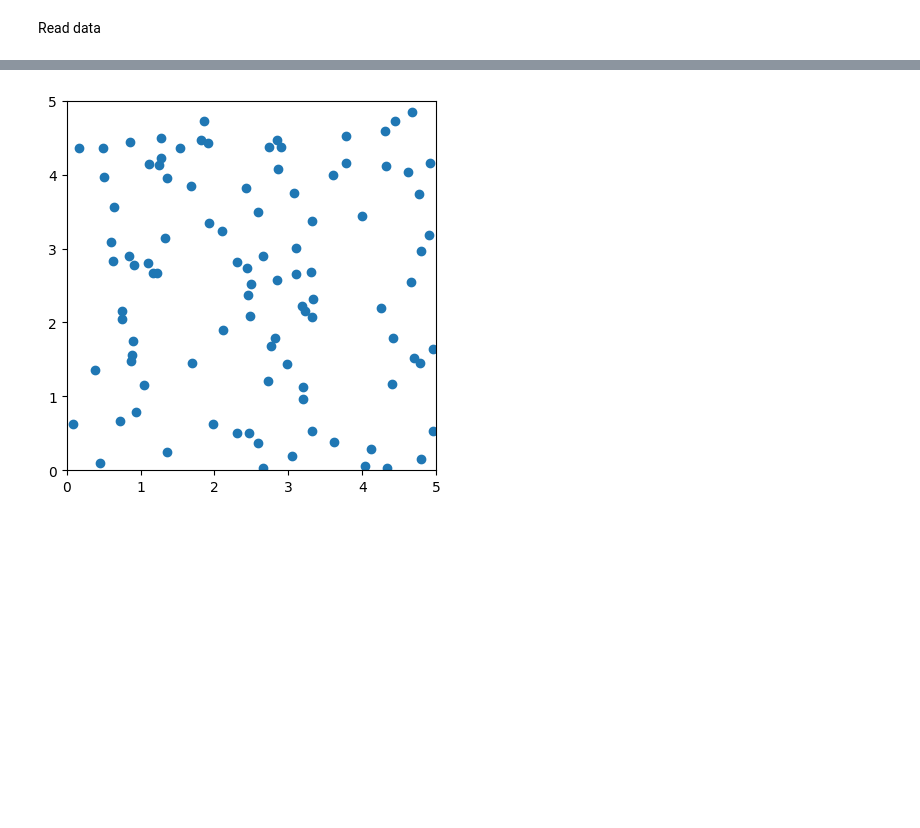
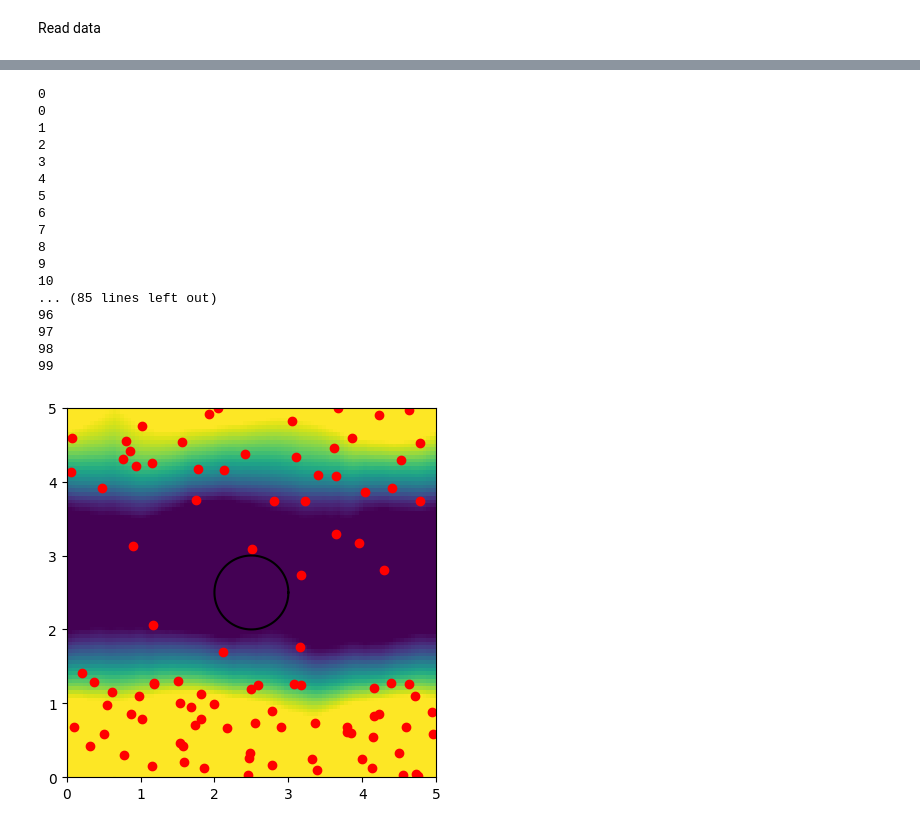
Before and after one commit to slagnews/drag_sph, a Jupyter notebook: cpp_test.ipynb, the cells around one changed output, grey strips where cells are left out. Saved outputs shown, nothing was run; the diff lists cells and outputs as text; code cells hidden in the pictures; blank space fills up the shorter version.

Commit message:
Added central object in cpp simulation

```diff
--- a/cpp_test.ipynb
+++ b/cpp_test.ipynb
@@ -15,8 +15,12 @@ rho0 = 1000.0
 kappa = 1.2
 v0 = 10
 dt = 0.01
-c_s = 0.01
+c_s = 0.1
 gamma_index = 7.0
+
+central_radius = 0.5
+boundary_width = 0.1
+max_force = 1000
 # %% [markdown]
 Run simulation
 # %%
@@ -62,20 +129,47 @@ def read_all_output(filename):
 # %%
-frames = read_all_output("all_output.bin")
-
-
-
 idx = 1
 fig, ax = plt.subplots()
-particles, = ax.plot(frames[0][0], frames[0][1], linestyle="None", marker="o")
-ax.set_xlim(0,5)
-ax.set_ylim(0,5)
+ax.set_xlim(0,Lx)
+ax.set_ylim(0,Ly)
 ax.set_aspect("equal")
+
+# Plot particles
+particles, = ax.plot(frames[0][0], frames[0][1], linestyle="None", marker="o", color="red")
+
+# Plot central object
+phi = np.linspace(0,2*np.pi,100)
+ax.plot(Lx/2.0+central_radius*np.cos(phi), Ly/2.0+central_radius*np.sin(phi), color="black")
+
+# Plot density
+x,y,rho = get_density_grid(frames[0][0], frames[0][1], Lx, Ly)
+density = ax.pcolor(x,y,rho)
+
 def update(frame):
+    print(frame)
     particles.set_xdata(frames[frame][0])
     particles.set_ydata(frames[frame][1])
+    x,y,rho = get_density_grid(frames[frame][0], frames[frame][1], Lx, Ly)
+    density.set_array(rho)
 
 anim = FuncAnimation(fig, update, len(frames))
 anim.save("figures/cpp_animation.mp4")
 plt.show()
 # %% [output]
+0
+0
+1
+2
+3
+4
+5
+6
+7
+8
+9
+10
+... (85 lines left out)
+96
+97
+98
+99
-[figure, old version]
+[figure, new version]
```
Also changed, not shown: parts of 4 cells of this notebook, 8 other files.
